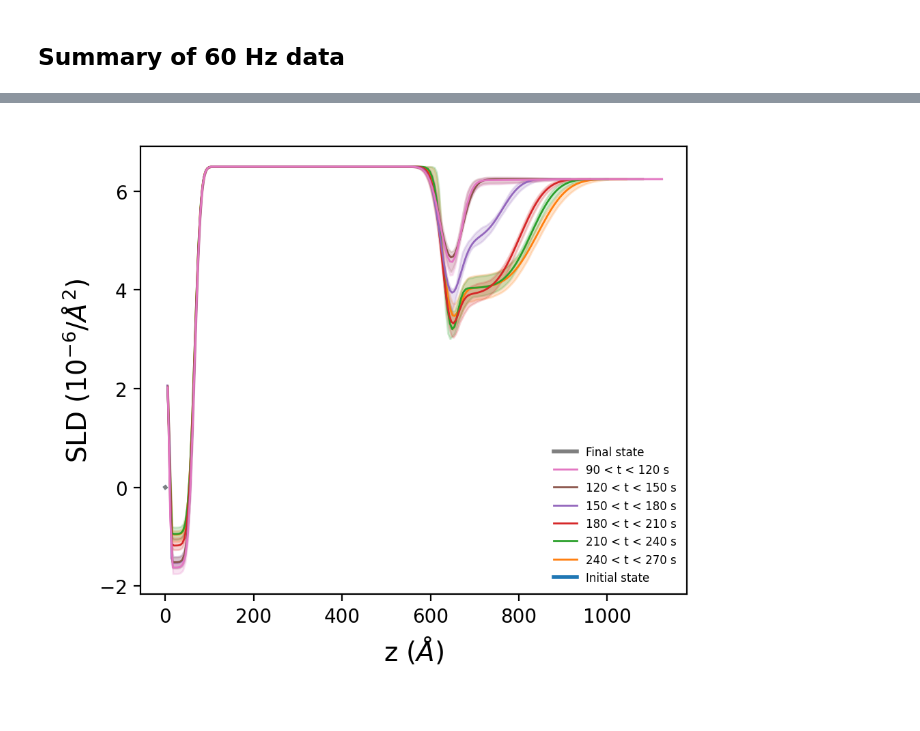
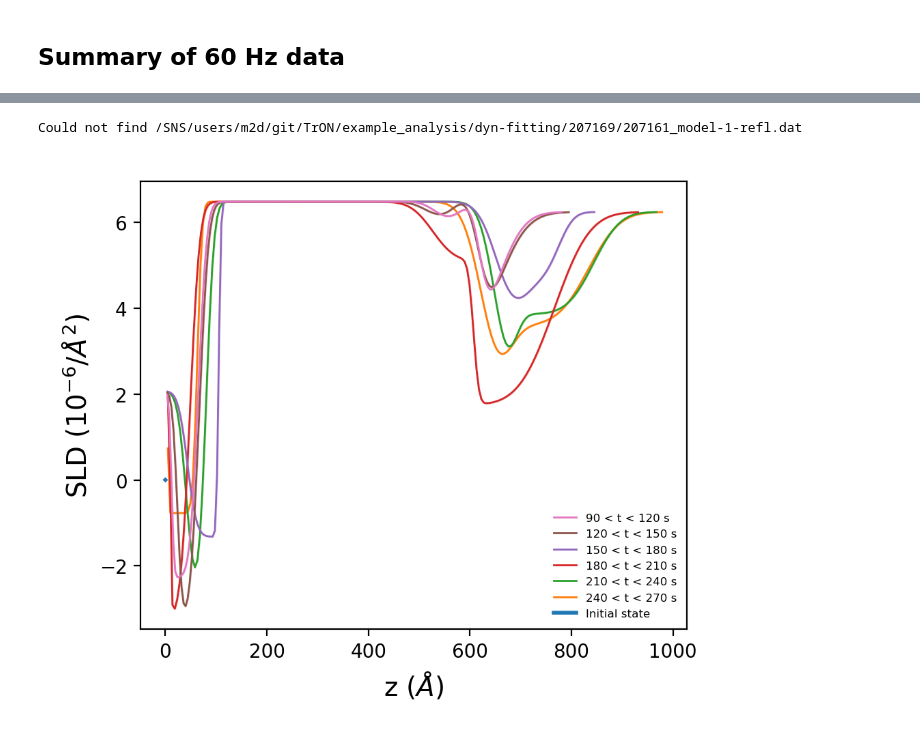
Before and after one commit to mdoucet/TrON, a Jupyter notebook: example_analysis/notebooks/summary-Cu-F.ipynb, the cells around one changed output, grey strips where cells are left out. Cells and saved outputs as stored; diff of their text form; code cells hidden in the pictures.

```diff
--- a/example_analysis/notebooks/summary-Cu-F.ipynb
+++ b/example_analysis/notebooks/summary-Cu-F.ipynb
@@ -71,9 +71,9 @@ plt.show()
 # %%
 importlib.reload(summary_plots)
 
-init_state = os.path.join(project_dir, 'dyn-fitting', '207161', '__model-refl.dat')
-final_state = os.path.join(project_dir, 'dyn-fitting', '207169', '__model-refl.dat')
-
-file_list = summary_plots.plot_dyn_data(dynamic_run, init_state, final_state, first_index=0, last_index=12, model_name='model-loop-207168',
+init_state = os.path.join(project_dir, 'dyn-fitting', '207161', '207161_model-1-refl.dat')
+final_state = os.path.join(project_dir, 'dyn-fitting', '207169', '207161_model-1-refl.dat')
+print(dyn_fit_dir)
+file_list = summary_plots.plot_dyn_data(dynamic_run, init_state, final_state, first_index=0, last_index=12, model_name='model-loop-tmp-1',
                                         dyn_data_dir=data_dir, dyn_fit_dir=dyn_fit_dir)
 # %% [output]
@@ -82,17 +83,18 @@ file_list = summary_plots.plot_dyn_data(dynamic_run, init_state, final_state, fi
 # %%
 # Plot manual fits
 importlib.reload(summary_plots)
 
 # model_file = os.path.join(project_dir, 'model-207275.py')
-model_file = os.path.join(dyn_fit_dir, str(file_list[-1][2]), 'model-loop-207168.py')
+model_file = os.path.join(dyn_fit_dir, str(file_list[-1][2]), 'model-loop-tmp.py')
 
 _file_list = [file_list[i] for i in [3,4,5,6,7,8]]
 
 summary_plots.plot_dyn_sld(_file_list, init_state, final_state,
                            dyn_fit_dir=dyn_fit_dir,
-                           show_cl=True, model_name='model-loop-207168')
+                           show_cl=True, model_name='model-loop-tmp-1')
 # %% [output]
+Could not find /SNS/users/m2d/git/TrON/example_analysis/dyn-fitting/207169/207161_model-1-refl.dat
-[figure, old version]
+[figure, new version]
 # %%
 importlib.reload(summary_plots)
 
```
Also changed, not shown: parts of 3 cells of this notebook, 1 other file.
